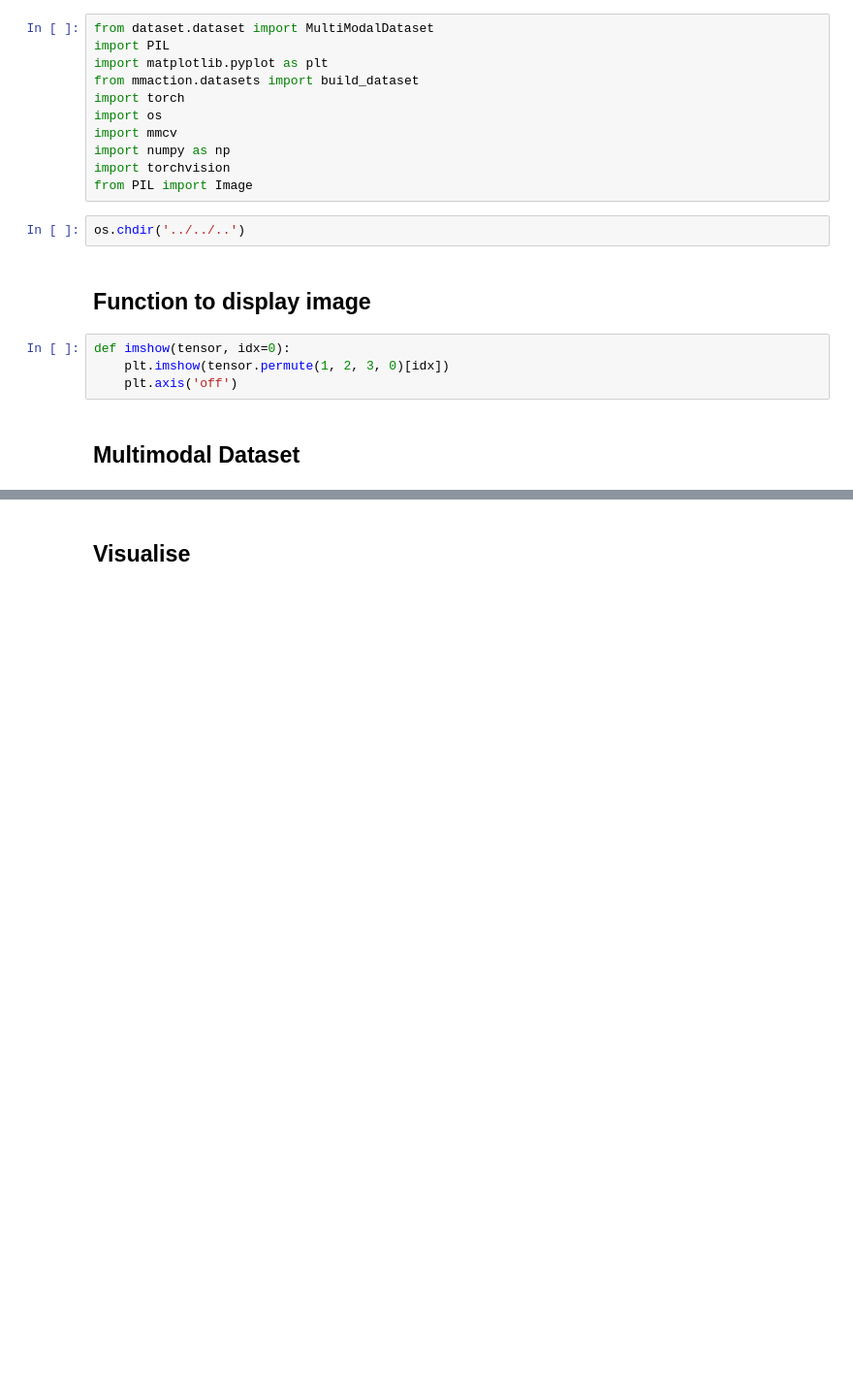
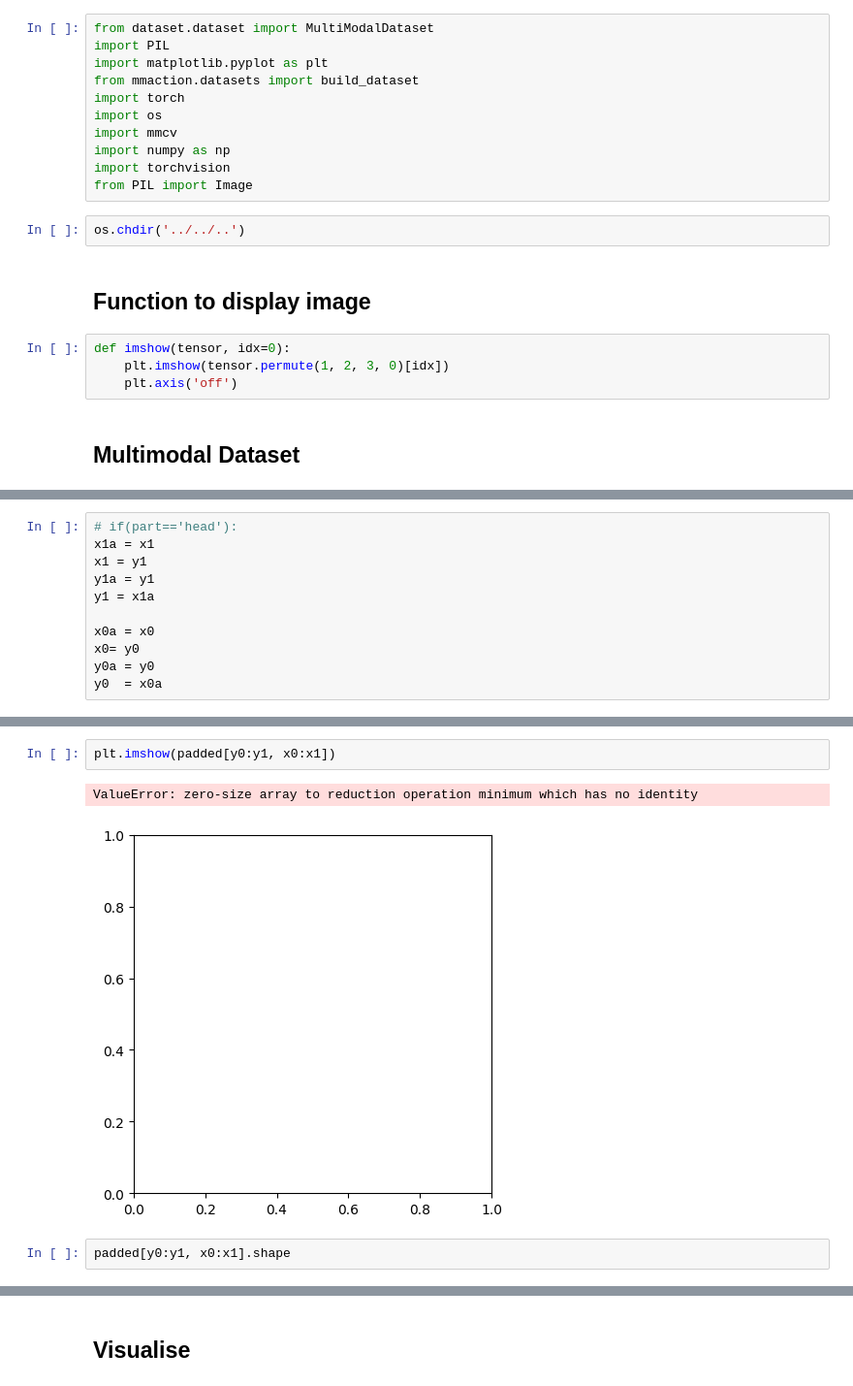
Before and after one commit to UoA-CARES/sign-language-benchmarks, a Jupyter notebook: experiments/wlasl/seven_sees/dataset_output.ipynb, the cells around one changed output, grey strips where cells are left out. Shown at 97% size. Cells and saved outputs as stored; diff of their text form; blank space fills up the shorter version.

```diff
--- a/experiments/wlasl/seven_sees/dataset_output.ipynb
+++ b/experiments/wlasl/seven_sees/dataset_output.ipynb
@@ -141,0 +128,11 @@ import cv2
+# %%
+# if(part=='head'):
+x1a = x1
+x1 = y1
+y1a = y1
+y1 = x1a
+
+x0a = x0
+x0= y0
+y0a = y0
+y0  = x0a
@@ -141,0 +143,7 @@ import cv2
+# %%
+plt.imshow(padded[y0:y1, x0:x1])
+# %% [output]
+ValueError: zero-size array to reduction operation minimum which has no identity
+[figure, added]
+# %%
+padded[y0:y1, x0:x1].shape
```
Also changed, not shown: parts of 51 cells of this notebook, 5 other files.
